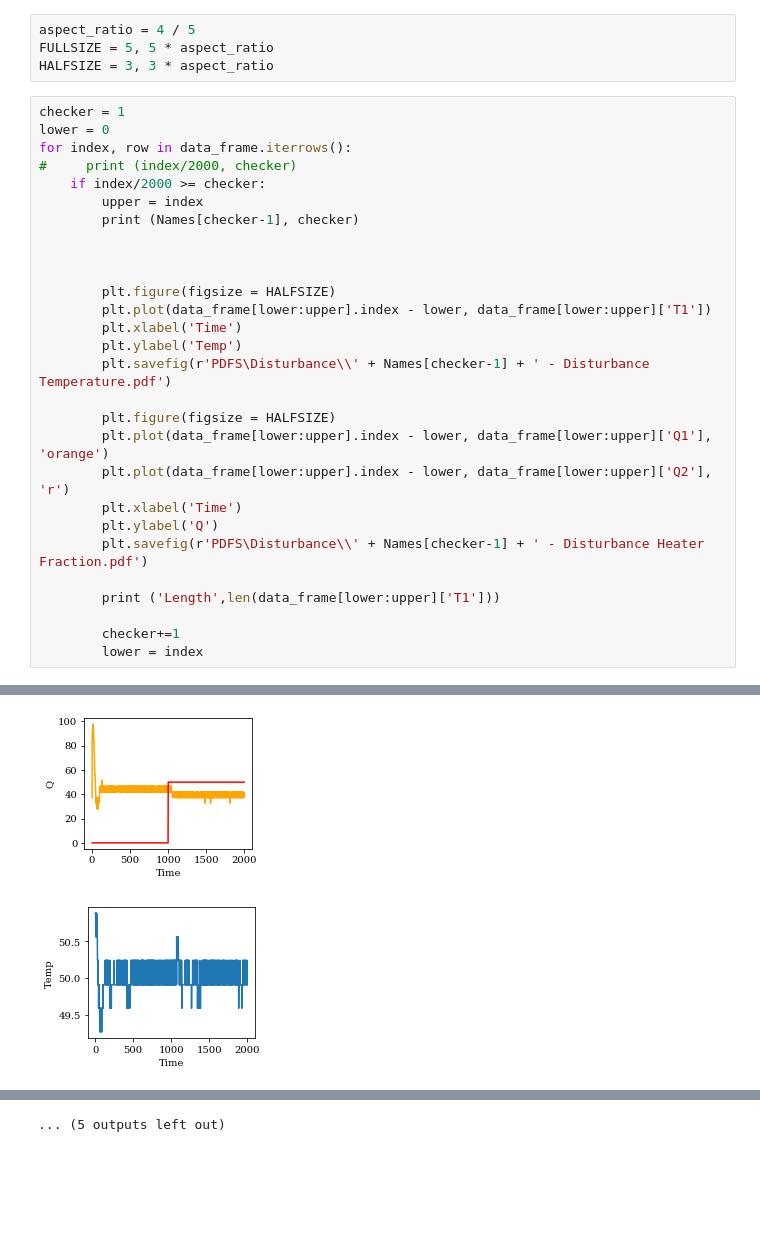
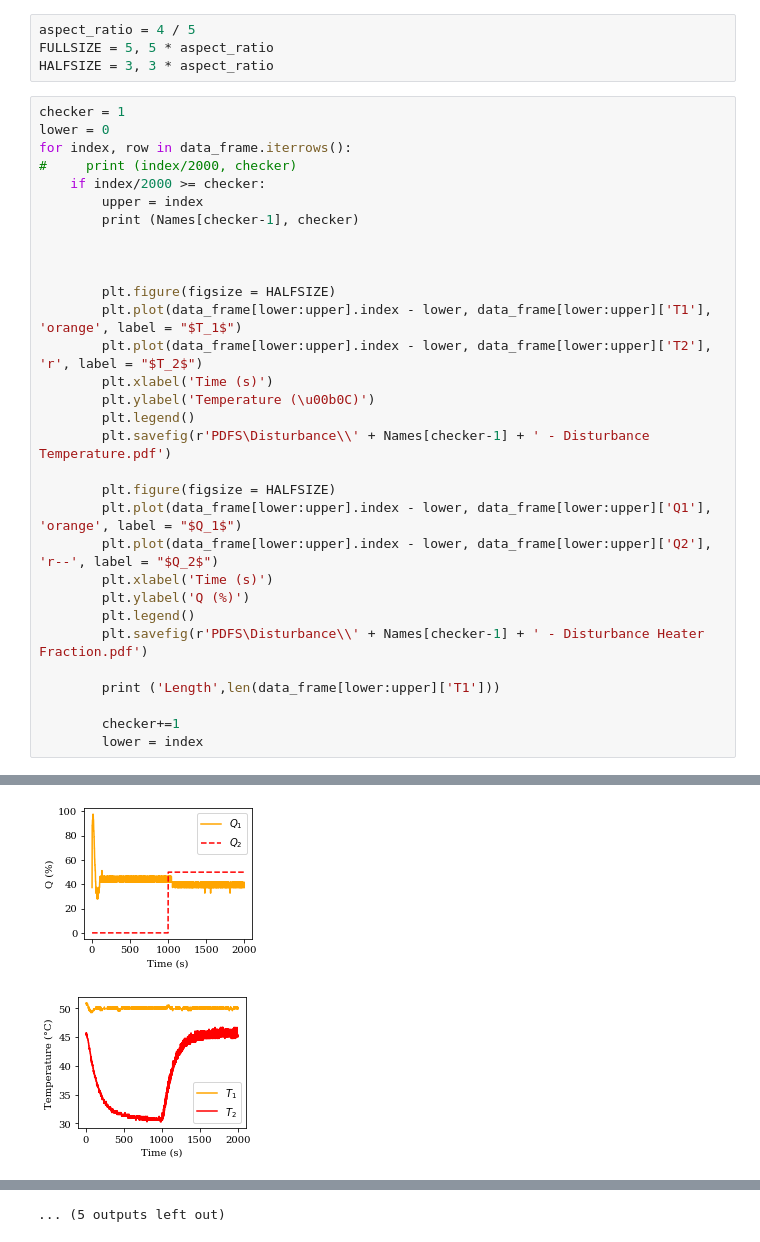
Before and after one commit to JarrydWebber/CPB-Group-17-2020, a Jupyter notebook: Control Comparisons CSV Load Disturbance.ipynb, the cells around one changed output, grey strips where cells are left out. Saved outputs shown, nothing was run; the diff lists cells and outputs as text; blank space fills up the shorter version.

Commit message:
Legends Added Graphs

```diff
--- a/Control Comparisons CSV Load Disturbance.ipynb
+++ b/Control Comparisons CSV Load Disturbance.ipynb
@@ -54,16 +59,19 @@ for index, row in data_frame.iterrows():
 
 
         plt.figure(figsize = HALFSIZE)
-        plt.plot(data_frame[lower:upper].index - lower, data_frame[lower:upper]['T1'])
-        plt.xlabel('Time')
-        plt.ylabel('Temp')
+        plt.plot(data_frame[lower:upper].index - lower, data_frame[lower:upper]['T1'], 'orange', label = "$T_1$")
+        plt.plot(data_frame[lower:upper].index - lower, data_frame[lower:upper]['T2'], 'r', label = "$T_2$")
+        plt.xlabel('Time (s)')
+        plt.ylabel('Temperature (\u00b0C)')
+        plt.legend()
         plt.savefig(r'PDFS\Disturbance\\' + Names[checker-1] + ' - Disturbance Temperature.pdf')
 
         plt.figure(figsize = HALFSIZE)
-        plt.plot(data_frame[lower:upper].index - lower, data_frame[lower:upper]['Q1'], 'orange')
-        plt.plot(data_frame[lower:upper].index - lower, data_frame[lower:upper]['Q2'], 'r')
-        plt.xlabel('Time')
-        plt.ylabel('Q')
+        plt.plot(data_frame[lower:upper].index - lower, data_frame[lower:upper]['Q1'], 'orange', label = "$Q_1$")
+        plt.plot(data_frame[lower:upper].index - lower, data_frame[lower:upper]['Q2'], 'r--', label = "$Q_2$")
+        plt.xlabel('Time (s)')
+        plt.ylabel('Q (%)')
+        plt.legend()
         plt.savefig(r'PDFS\Disturbance\\' + Names[checker-1] + ' - Disturbance Heater Fraction.pdf')
 
         print ('Length',len(data_frame[lower:upper]['T1']))
@@ -91,2 +99,2 @@ Length 2001
-[figure, old version]
+[figure, new version]
-[figure, old version]
+[figure, new version]
```
Also changed, not shown: parts of 3 cells of this notebook, 33 other files.
